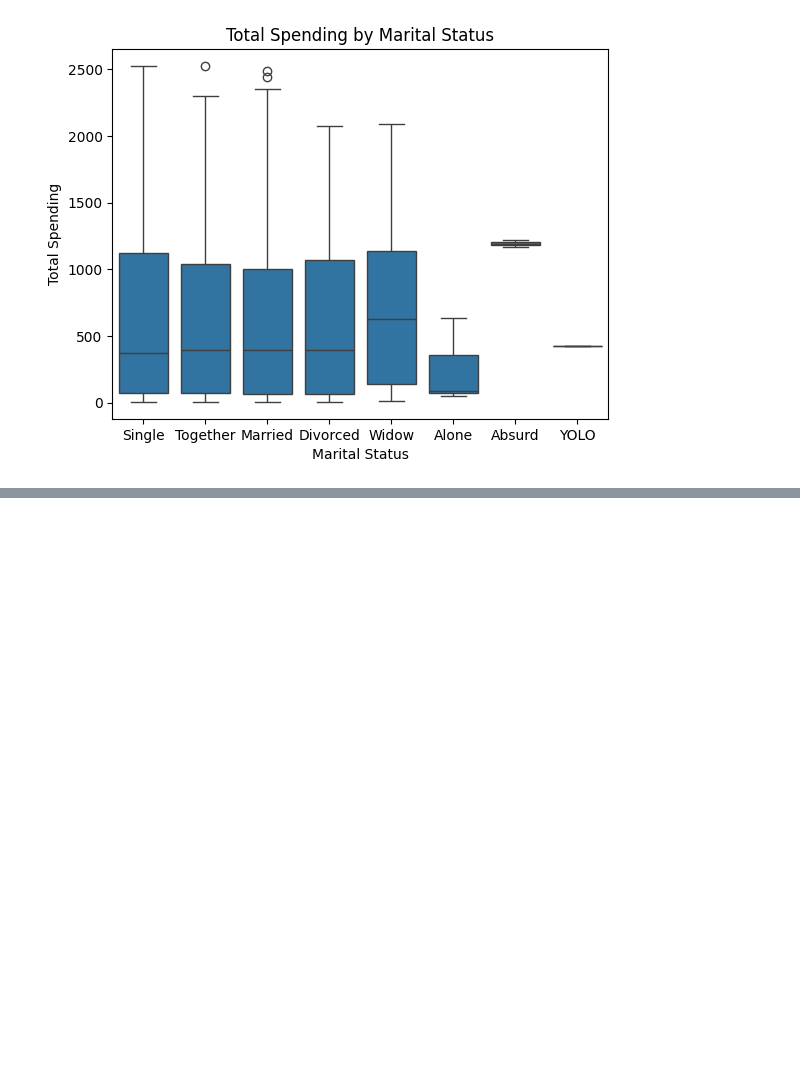
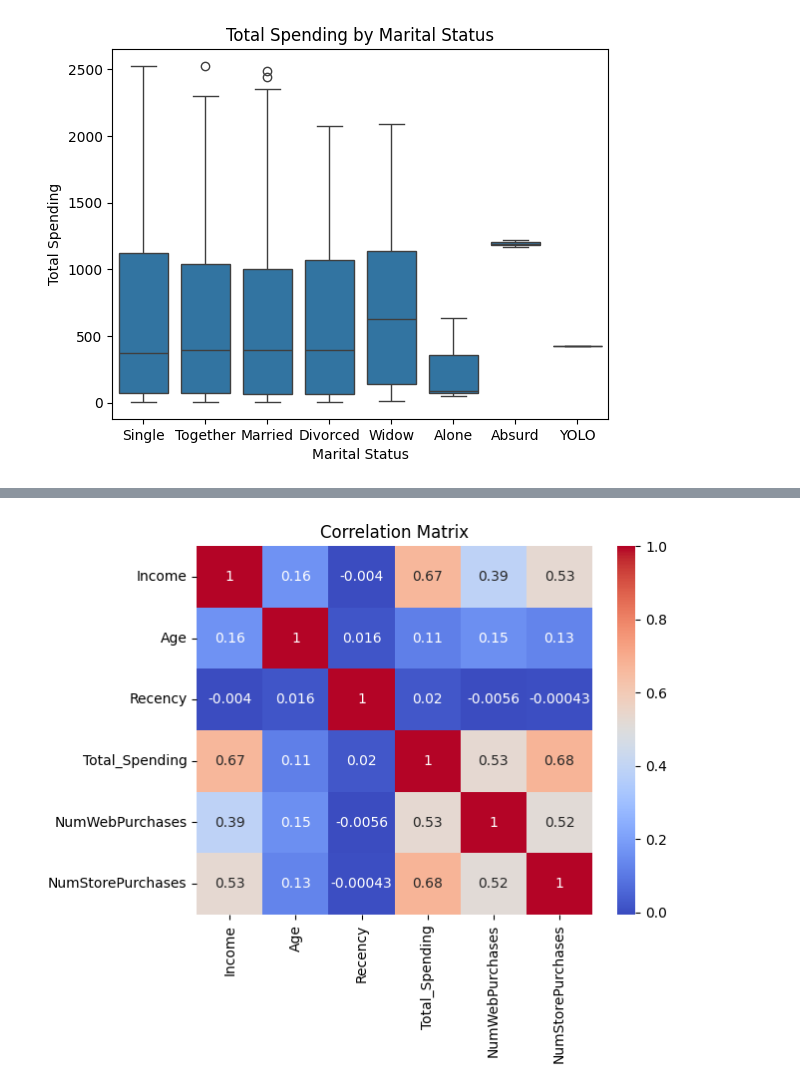
Before and after one commit to NadaMowafi/Customer-Segmentation, a Jupyter notebook: Notebook/Analysis_Model.ipynb, the cells around one changed output, grey strips where cells are left out. Saved outputs shown, nothing was run; the diff lists cells and outputs as text; code cells hidden in the pictures; blank space fills up the shorter version.

```diff
--- a/Notebook/Analysis_Model.ipynb
+++ b/Notebook/Analysis_Model.ipynb
@@ -283,0 +298,8 @@ plt.show()
+# %%
+corr = df[['Income', 'Age', 'Recency', 'Total_Spending' , 'NumWebPurchases', 'NumStorePurchases']].corr()
+# %%
+sns.heatmap(corr, annot=True, cmap='coolwarm')
+plt.title('Correlation Matrix')
+plt.show()
+# %% [output]
+[figure, added]
```
Also changed, not shown: parts of 49 cells of this notebook.
